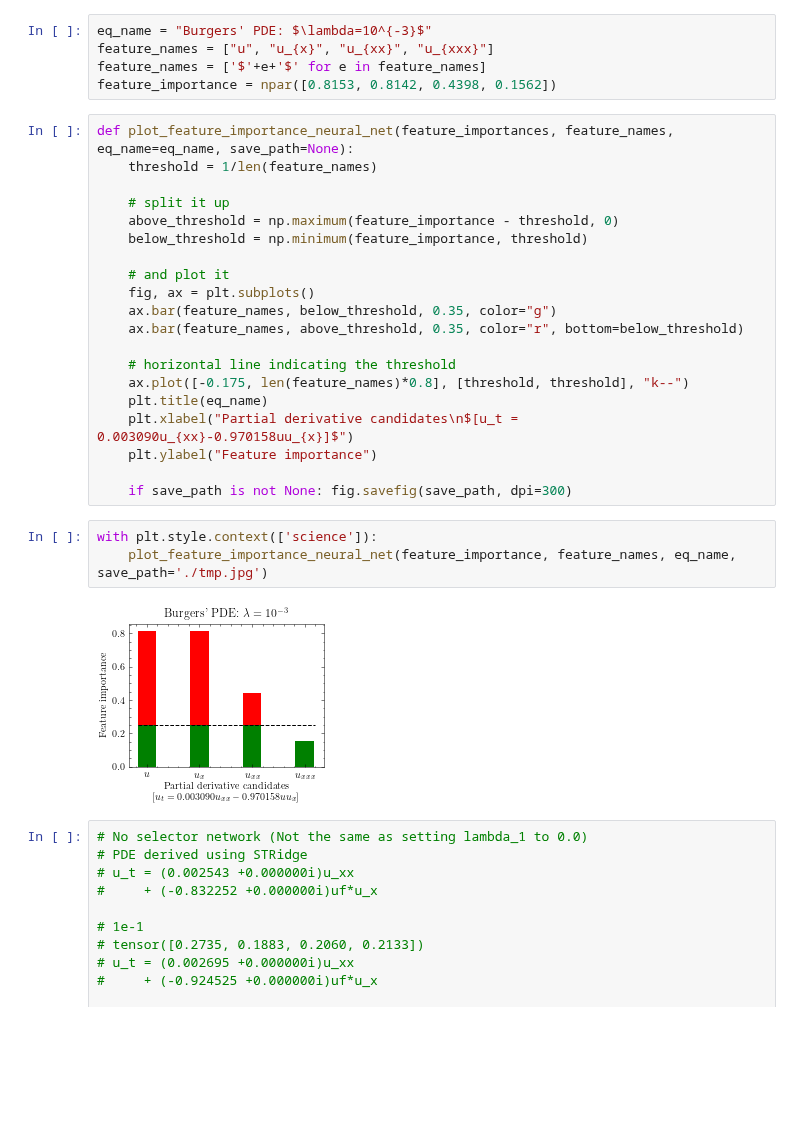
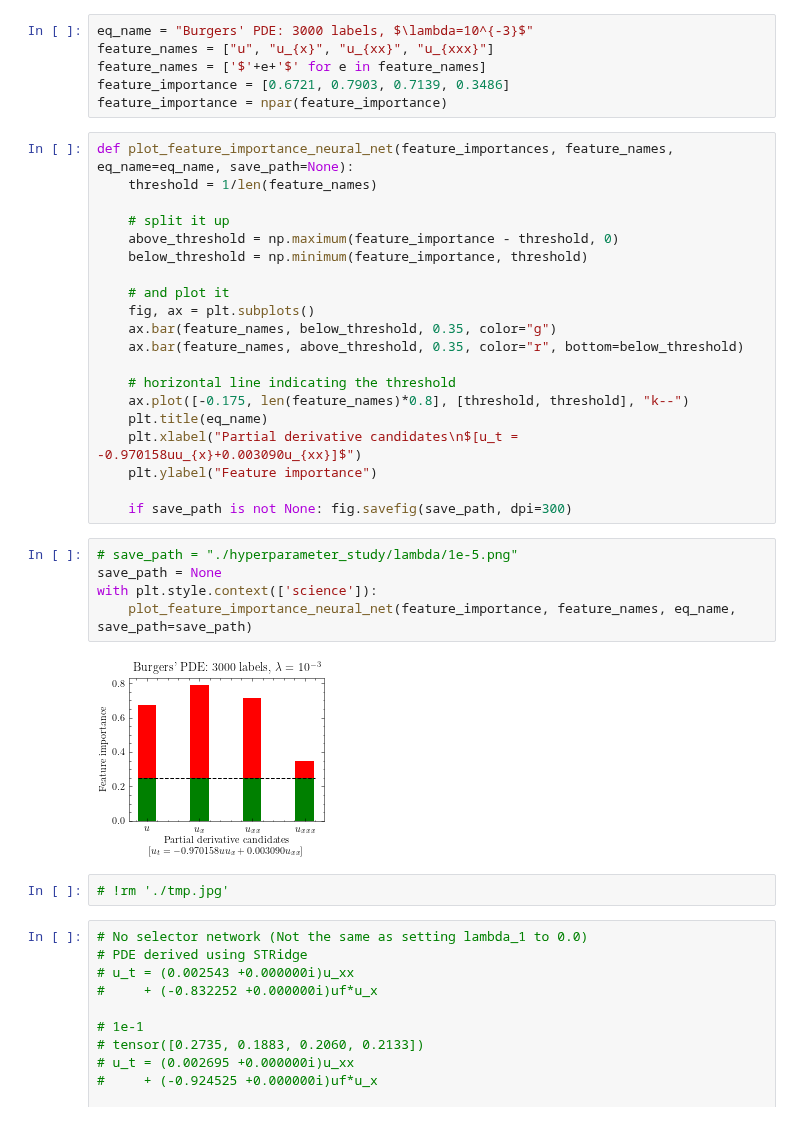
Before and after one commit to Pongpisit-Thanasutives/Multi-task-Physics-informed-neural-networks, a Jupyter notebook: visualization/Making figures.ipynb, the cells around one changed output. Drawn from its saved outputs; the diff is of its cells as text; blank space fills up the shorter version.

```diff
--- a/visualization/Making figures.ipynb
+++ b/visualization/Making figures.ipynb
@@ -11,8 +8,9 @@ You can use npar for np.array
 # %%
-eq_name = "Burgers' PDE: $\lambda=10^{-3}$"
+eq_name = "Burgers' PDE: 3000 labels, $\lambda=10^{-3}$"
 feature_names = ["u", "u_{x}", "u_{xx}", "u_{xxx}"]
 feature_names = ['$'+e+'$' for e in feature_names]
-feature_importance = npar([0.8153, 0.8142, 0.4398, 0.1562])
+feature_importance = [0.6721, 0.7903, 0.7139, 0.3486]
+feature_importance = npar(feature_importance)
 # %%
 def plot_feature_importance_neural_net(feature_importances, feature_names, eq_name=eq_name, save_path=None):
     threshold = 1/len(feature_names)
@@ -29,15 +27,19 @@ def plot_feature_importance_neural_net(feature_importances, feature_names, eq_na
     # horizontal line indicating the threshold
     ax.plot([-0.175, len(feature_names)*0.8], [threshold, threshold], "k--")
     plt.title(eq_name)
-    plt.xlabel("Partial derivative candidates\n$[u_t = 0.003090u_{xx}-0.970158uu_{x}]$")
+    plt.xlabel("Partial derivative candidates\n$[u_t = -0.970158uu_{x}+0.003090u_{xx}]$")
     plt.ylabel("Feature importance")
 
     if save_path is not None: fig.savefig(save_path, dpi=300)
 # %%
+# save_path = "./hyperparameter_study/lambda/1e-5.png"
+save_path = None
 with plt.style.context(['science']):
-    plot_feature_importance_neural_net(feature_importance, feature_names, eq_name, save_path='./tmp.jpg')
+    plot_feature_importance_neural_net(feature_importance, feature_names, eq_name, save_path=save_path)
 # %% [output]
-[figure, old version]
+[figure, new version]
+# %%
+# !rm './tmp.jpg'
 # %%
 # No selector network (Not the same as setting lambda_1 to 0.0)
 # PDE derived using STRidge
```
Also changed, not shown: parts of 1 cell of this notebook, 7 other files.
